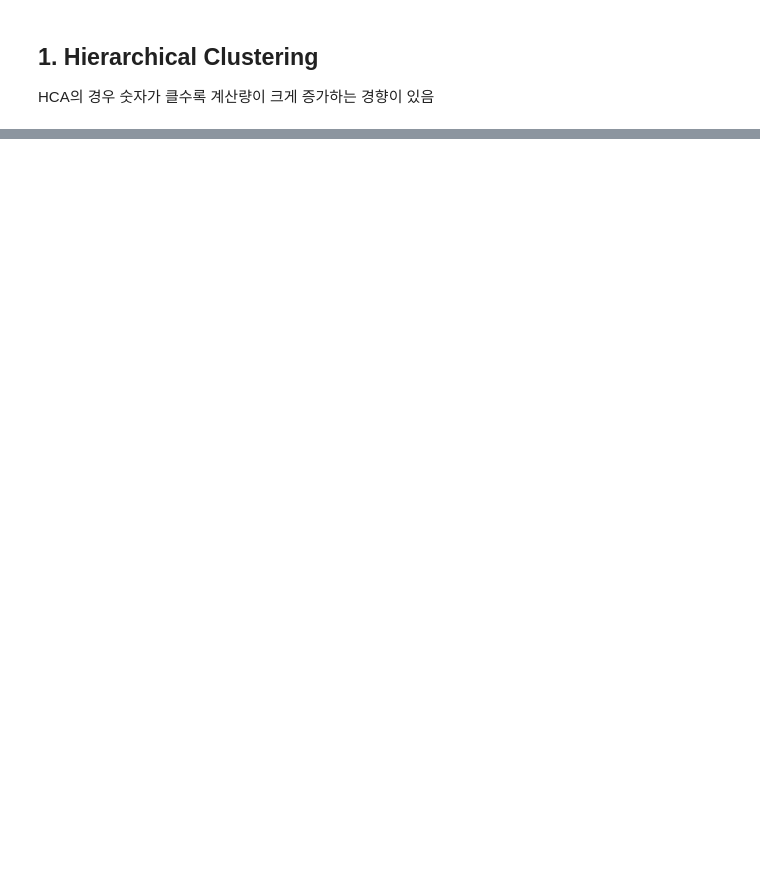
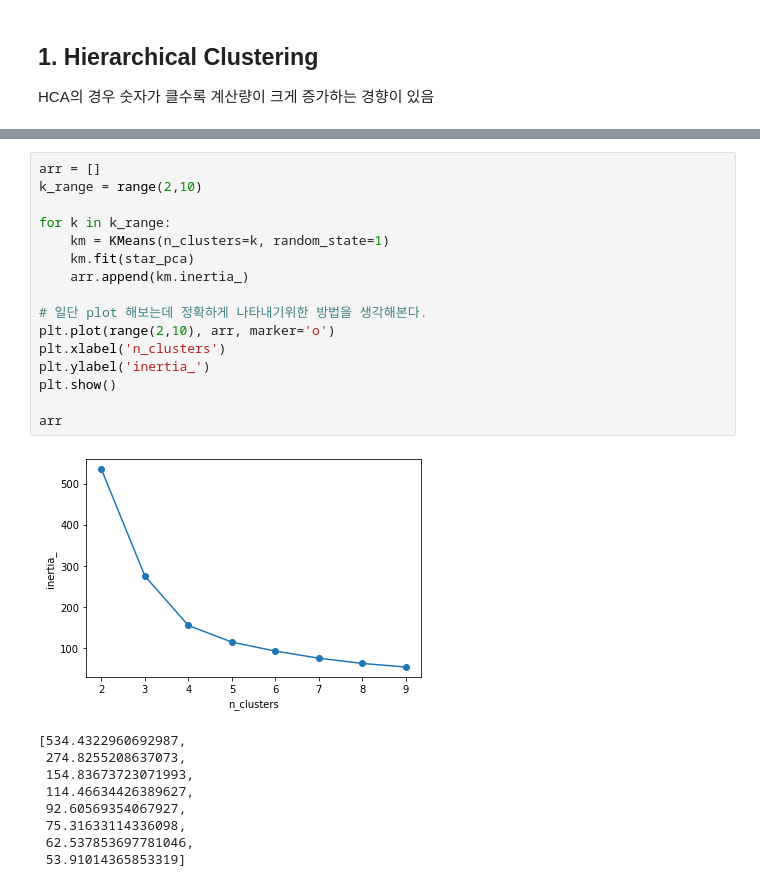
Before and after one commit to DongHyun99/Data_Mining, a Jupyter notebook: Pandas_data_analysis/StarTypeEDA.ipynb, the cells around one changed output, grey strips where cells are left out. Saved outputs shown, nothing was run; the diff lists cells and outputs as text; blank space fills up the shorter version.

Commit message:
Hierarchical Clustering, The elbow method, DBSCAN

```diff
--- a/Pandas_data_analysis/StarTypeEDA.ipynb
+++ b/Pandas_data_analysis/StarTypeEDA.ipynb
@@ -296,0 +301,26 @@ plt.show()렵
+# %%
+arr = []
+k_range = range(2,10)
+
+for k in k_range:
+    km = KMeans(n_clusters=k, random_state=1)
+    km.fit(star_pca)
+    arr.append(km.inertia_)
+
+# 일단 plot 해보는데 정확하게 나타내기위한 방법을 생각해본다.
+plt.plot(range(2,10), arr, marker='o')
+plt.xlabel('n_clusters')
+plt.ylabel('inertia_')
+plt.show()
+
+arr
+# %% [output]
+[figure, added]
+[534.4322960692987,
+ 274.8255208637073,
+ 154.83673723071993,
+ 114.46634426389627,
+ 92.60569354067927,
+ 75.31633114336098,
+ 62.537853697781046,
+ 53.91014365853319]
```
Also changed, not shown: parts of 12 cells of this notebook.
